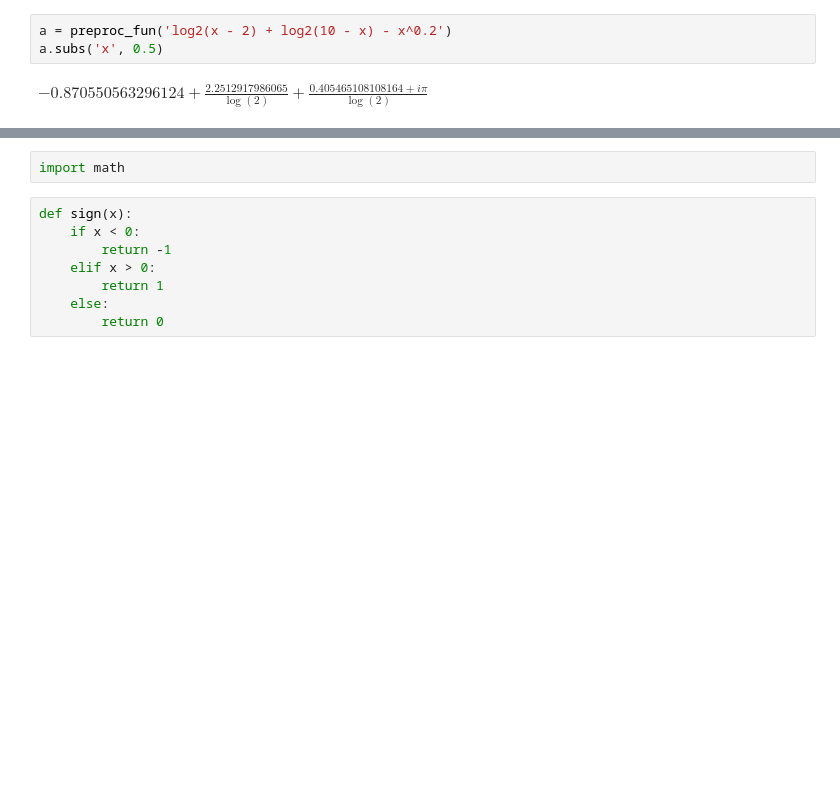
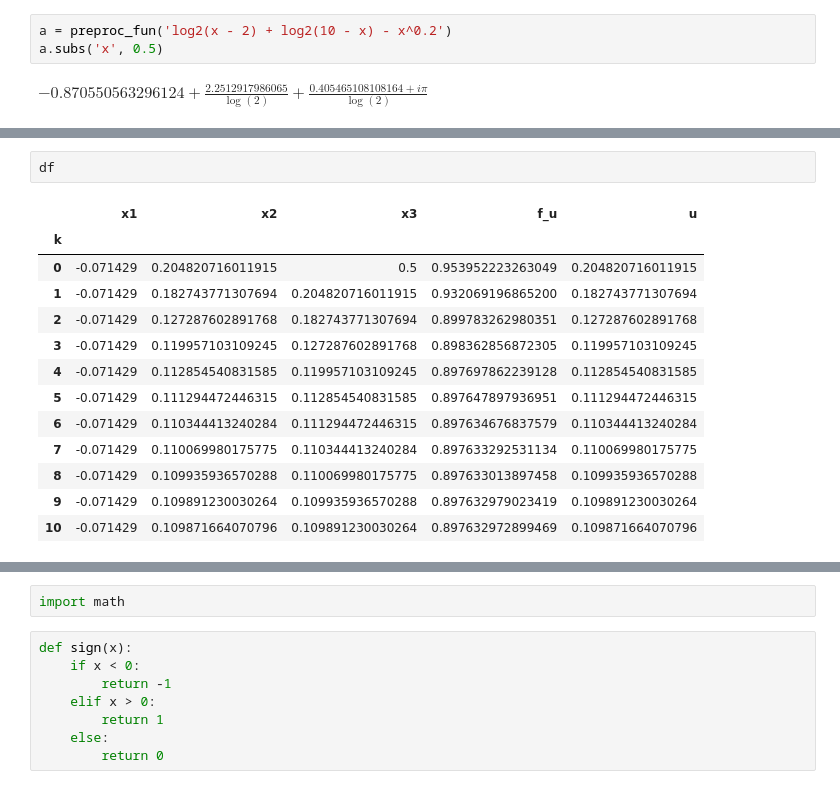
Before and after one commit to M1croZavr/ML_opt, a Jupyter notebook: Untitled.ipynb, the cells around one changed output, grey strips where cells are left out. Saved outputs shown, nothing was run; the diff lists cells and outputs as text; blank space fills up the shorter version.

```diff
--- a/Untitled.ipynb
+++ b/Untitled.ipynb
@@ -36 +36,17 @@ f_res, x_res # Правильно
+# %%
+df
+# %% [output]
+|  | x1 | x2 | x3 | f_u | u |
+| k |  |  |  |  |  |
+| 0 | -0.071429 | 0.204820716011915 | 0.5 | 0.953952223263049 | 0.204820716011915 |
+| 1 | -0.071429 | 0.182743771307694 | 0.204820716011915 | 0.932069196865200 | 0.182743771307694 |
+| 2 | -0.071429 | 0.127287602891768 | 0.182743771307694 | 0.899783262980351 | 0.127287602891768 |
+| 3 | -0.071429 | 0.119957103109245 | 0.127287602891768 | 0.898362856872305 | 0.119957103109245 |
+| 4 | -0.071429 | 0.112854540831585 | 0.119957103109245 | 0.897697862239128 | 0.112854540831585 |
+| 5 | -0.071429 | 0.111294472446315 | 0.112854540831585 | 0.897647897936951 | 0.111294472446315 |
+| 6 | -0.071429 | 0.110344413240284 | 0.111294472446315 | 0.897634676837579 | 0.110344413240284 |
+| 7 | -0.071429 | 0.110069980175775 | 0.110344413240284 | 0.897633292531134 | 0.110069980175775 |
+| 8 | -0.071429 | 0.109935936570288 | 0.110069980175775 | 0.897633013897458 | 0.109935936570288 |
+| 9 | -0.071429 | 0.109891230030264 | 0.109935936570288 | 0.897632979023419 | 0.109891230030264 |
+| 10 | -0.071429 | 0.109871664070796 | 0.109891230030264 | 0.897632972899469 | 0.109871664070796 |
 # %%
```
Also changed, not shown: parts of 8 cells of this notebook, 2 other files.
